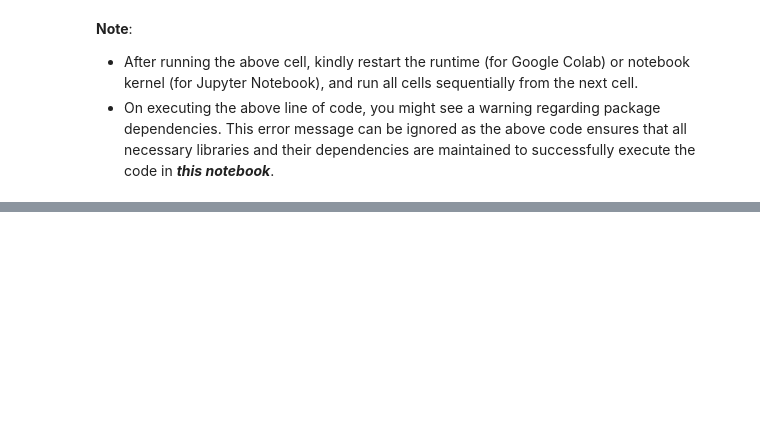
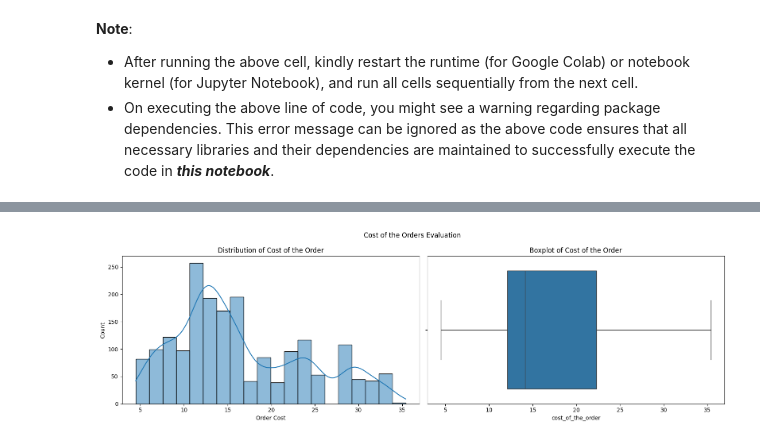
Before and after one commit to vidishashah/foodhub-order-analysis, a Jupyter notebook: FoodHub_Notebook.ipynb, the cells around one changed output, grey strips where cells are left out. Cells and saved outputs as stored; diff of their text form; code cells hidden in the pictures; blank space fills up the shorter version.

```diff
--- a/FoodHub_Notebook.ipynb
+++ b/FoodHub_Notebook.ipynb
@@ -900,0 +488,20 @@ Assistant: Apologies, I’m currently only able to help with information about y
+# %%
+# --------------------------------------------
+# Cost of Order evalutation
+# --------------------------------------------
+fig, axes = plt.subplots(1, 2, figsize=(16,5))
+
+sns.histplot(data = data, x = 'cost_of_the_order', bins=20, kde=True, ax=axes[0])
+axes[0].set_title('Distribution of Cost of the Order')
+axes[0].set_xlabel('Order Cost')
+axes[0].set_ylabel('Count')
+
+sns.boxplot(x=data['cost_of_the_order'], ax=axes[1])
+axes[1].set_title('Boxplot of Cost of the Order')
+
+plt.suptitle('Cost of the Orders Evaluation')
+plt.tight_layout()
+plt.show()
+# here we can see the cost_of_the_order is Right-skewed
+# %% [output]
+[figure, added]
```
Also changed, not shown: parts of 155 cells of this notebook, 1 other file.
